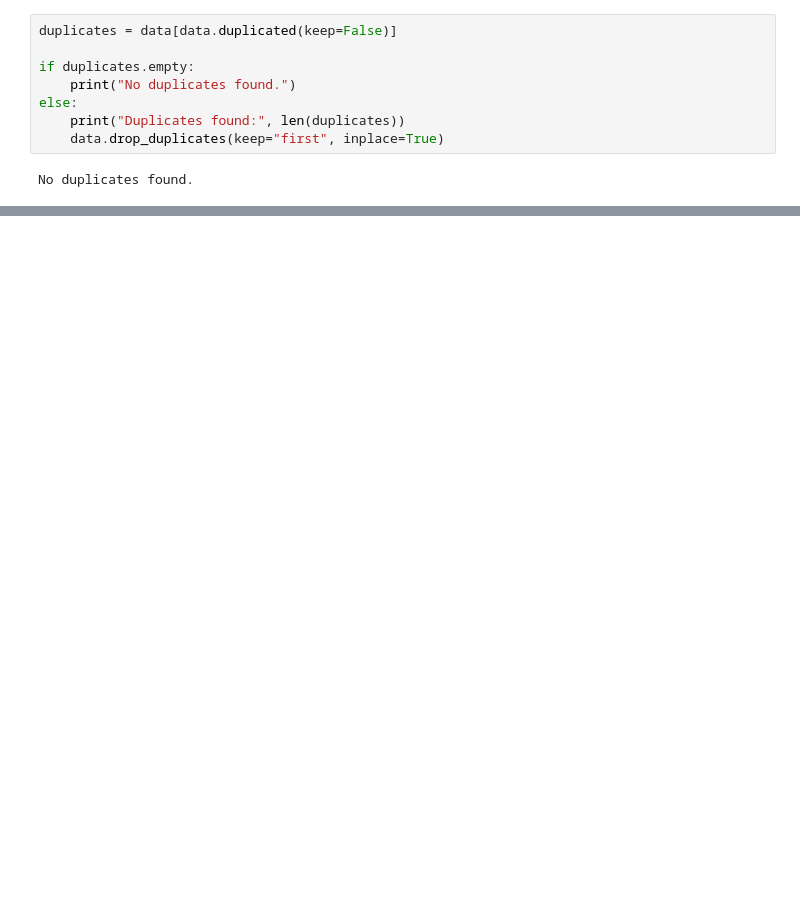
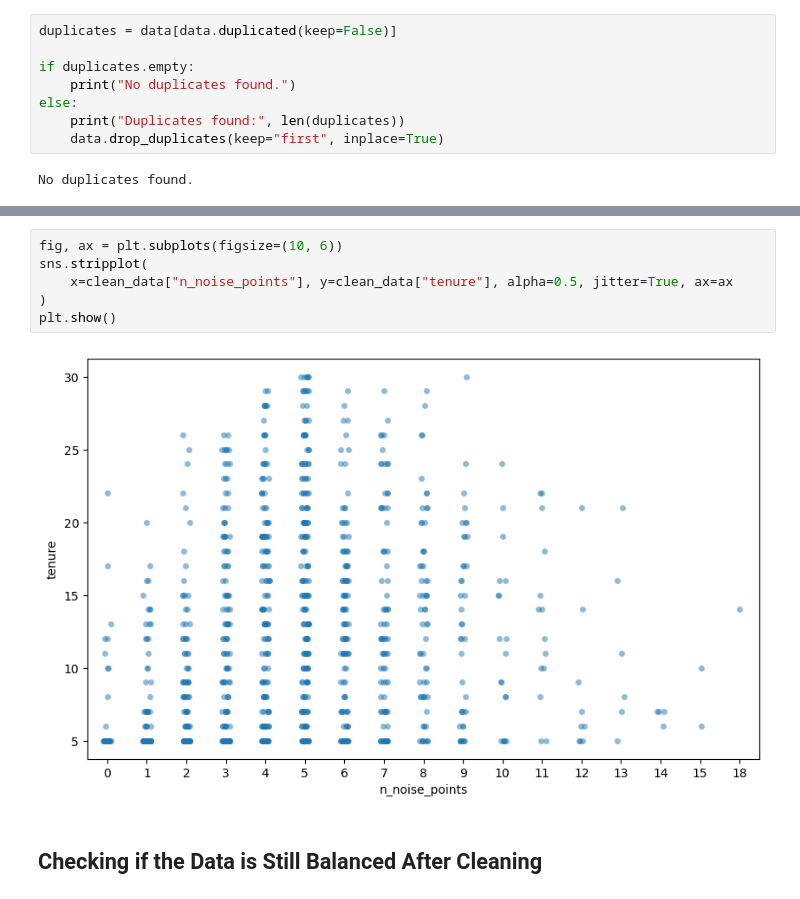
Before and after one commit to Fera13/Thesis-Project, a Jupyter notebook: predictTenure.ipynb, the cells around one changed output, grey strips where cells are left out. Drawn from its saved outputs; the diff is of its cells as text; blank space fills up the shorter version.

```diff
--- a/predictTenure.ipynb
+++ b/predictTenure.ipynb
@@ -137,0 +240,10 @@ remaining rows: 614 rows, 30 columns
+# %%
+fig, ax = plt.subplots(figsize=(10, 6))
+sns.stripplot(
+    x=clean_data["n_noise_points"], y=clean_data["tenure"], alpha=0.5, jitter=True, ax=ax
+)
+plt.show()
+# %% [output]
+[figure, added]
+# %% [markdown]
+## Checking if the Data is Still Balanced After Cleaning
```
Also changed, not shown: parts of 41 cells of this notebook, 4 other files.
